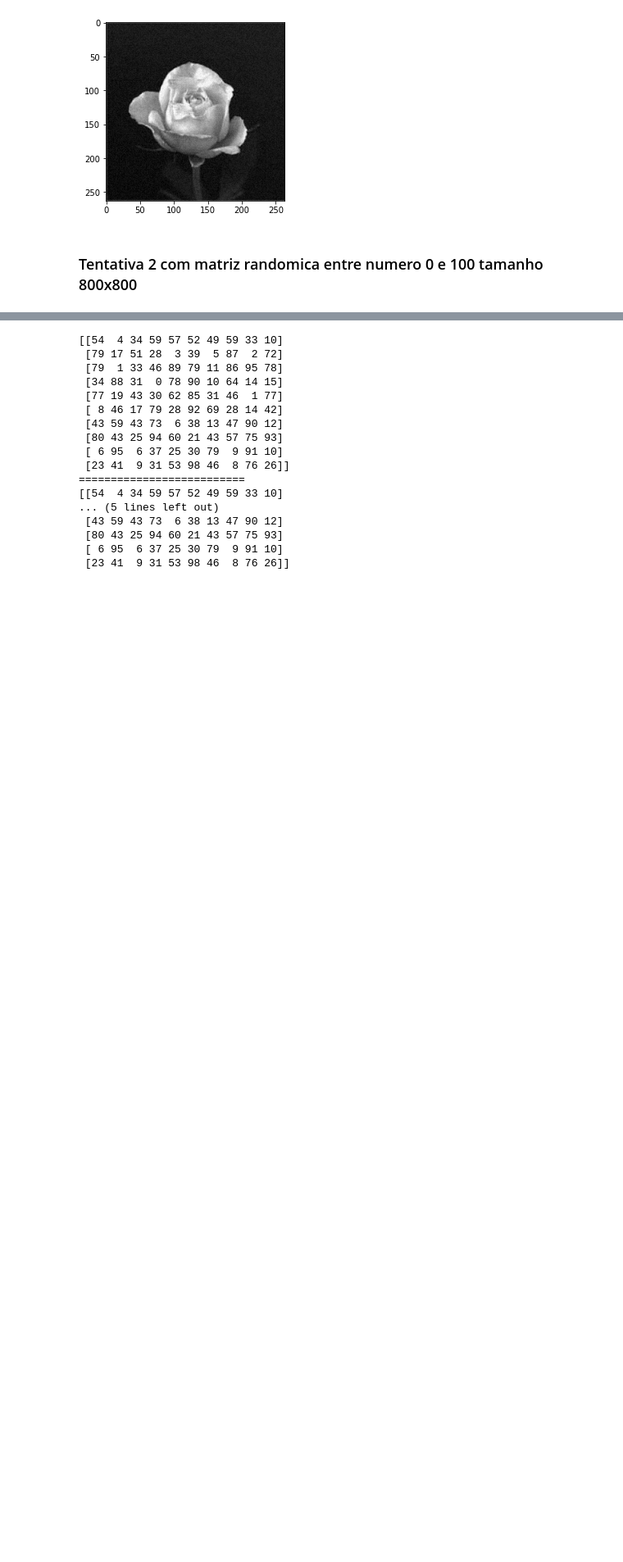
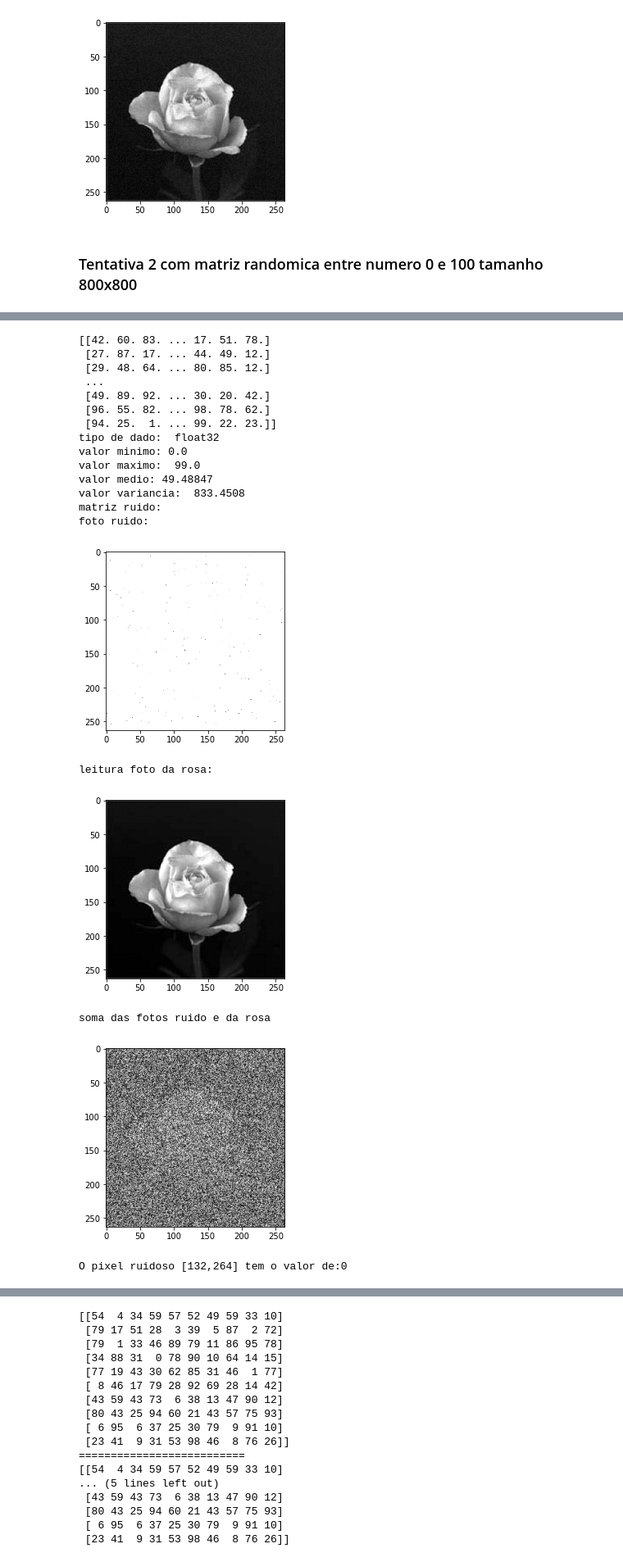
Before and after one commit to wheyzenheil/lista_01_numpy_-_PDI, a Jupyter notebook: exercicio_lista_01.ipynb, the cells around one changed output, grey strips where cells are left out. Shown at 82% size. Drawn from its saved outputs; the diff is of its cells as text; code cells hidden in the pictures; blank space fills up the shorter version.

```diff
--- a/exercicio_lista_01.ipynb
+++ b/exercicio_lista_01.ipynb
@@ -172,0 +119,60 @@ NameError: ignored
+# %%
+import numpy as np
+import matplotlib.pyplot as plt
+array=np.random.randint(100, size=(800, 800))#matriz gerada de forma aleatoria de um tamnho de 800x800
+matriz = array.astype(np.float32) #transformando os dados da raiz em float 32
+print (matriz)#saida da matriz em float 32
+print ('tipo de dado: ',matriz.dtype)#saida tipo de dado da matriz
+print ('valor minimo:',np.min(matriz))#saida do valor minimo gerado
+print ('valor maximo: ',np.max(matriz))#saida do valor maximo gerado
+print ('valor medio:',np.mean(matriz))#saida do valor medio gerado
+print ('valor variancia: ', np.var(matriz))#saida da variancia dos valores gerados
+#pedaco matriz (retirando uma matriz de dentro de outra)
+print('matriz ruido: ')#nome atribuido a matriz
+ruido=matriz[0:263,0:264]#o ruido vai ser uma matriz da matriz que pega o valor desde a linha 0 ate a linha 263 e a coluna 0 ate linha 264(valor pode ser alterado contanto que a matriz final tenha 263x264 tamanho)
+ruido=np.multiply(ruido,25)#os valores da matriz ruido foram multiplicadas por 25 conforme pedido pelo exercicio
+
+print('foto ruido:')
+plt.imshow(ruido, cmap='gray', vmin=0, vmax=255) #saida da foto projetada pela matriz ruido, como o colab so permite 1 foto retirar o # do inicio da linha de codigo
+plt.show()
+#imagem que sera utilizada na juncao das fotos
+print('leitura foto da rosa:') #saida texto antes da foto da rosa
+img1 = plt.imread("rose_gray.tif") #leitura da foto da rosa
+plt.imshow(img1, cmap='gray') #saida da foto da rosa
+plt.show()
+#print(img1.shape)#saida tamanho da foto em pixels
+
+#soma da imagem com ruido
+res = img1 + ruido #resultado vai ser igual a img1(rosa)+ a imagem ruido gerada pela matriz
+print('soma das fotos ruido e da rosa')
+plt.imshow(res, cmap='gray' )#saida do resultado
+plt.show()
+#alterando pixels da foto
+#img1.setflags(write=1)#tentativa desbloqueio para edicao explicado nas linhas abaixo
+ruido[132,263]=0#pixel da posicao declarada tem valor 0 ou seja desligado
+#img1[132,263]=0#pixel na posicao declarada tem valor 0 ou seja desligado(nao foi possivel alterar o pixel da imagem por ser bloqueado )
+print('O pixel ruidoso [132,264] tem o valor de:0')#saida em texto do que ocorreu na linha acima
+#print('O pixel sem ruido [132,264] tem o valor de: 0')#saida em texto do que ocorreu na linha acima
+plt.imshow(ruido, cmap='gray')#saida da foto com os pixels alterados
+plt.show()
+# %% [output]
+[[42. 60. 83. ... 17. 51. 78.]
+ [27. 87. 17. ... 44. 49. 12.]
+ [29. 48. 64. ... 80. 85. 12.]
+ ...
+ [49. 89. 92. ... 30. 20. 42.]
+ [96. 55. 82. ... 98. 78. 62.]
+ [94. 25.  1. ... 99. 22. 23.]]
+tipo de dado:  float32
+valor minimo: 0.0
+valor maximo:  99.0
+valor medio: 49.48847
+valor variancia:  833.4508
+matriz ruido:
+foto ruido:
+[figure, added]
+leitura foto da rosa:
+[figure, added]
+soma das fotos ruido e da rosa
+[figure, added]
+O pixel ruidoso [132,264] tem o valor de:0
```
Also changed, not shown: parts of 3 cells of this notebook.
